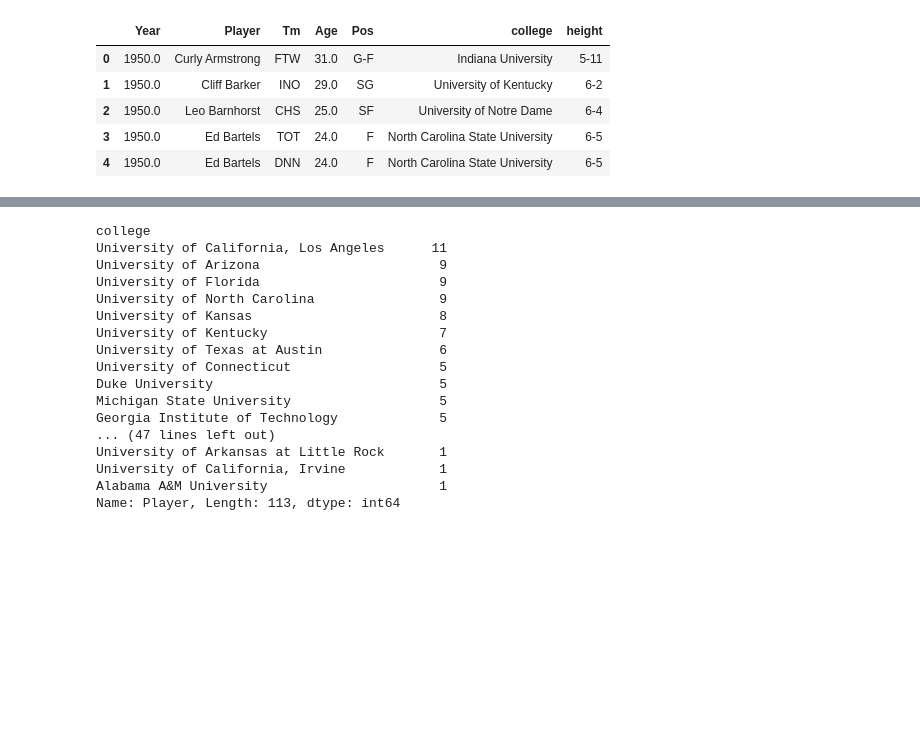
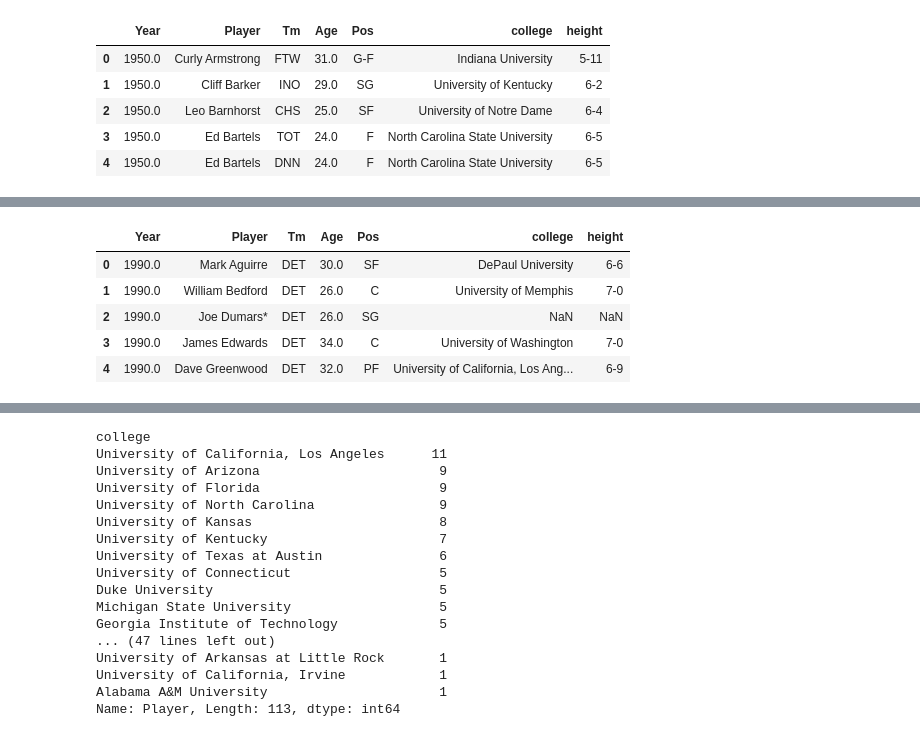
Before and after one commit to khodges10/Project1, a Jupyter notebook: NbaProject.ipynb, the cells around one changed output, grey strips where cells are left out. Drawn from its saved outputs; the diff is of its cells as text; code cells hidden in the pictures; blank space fills up the shorter version.

```diff
--- a/NbaProject.ipynb
+++ b/NbaProject.ipynb
@@ -203,0 +181,9 @@ grouped_height.mean()
+# %%
+combined28.head()
+# %% [output]
+|  | Year | Player | Tm | Age | Pos | college | height |
+| 0 | 1990.0 | Mark Aguirre | DET | 30.0 | SF | DePaul University | 6-6 |
+| 1 | 1990.0 | William Bedford | DET | 26.0 | C | University of Memphis | 7-0 |
+| 2 | 1990.0 | Joe Dumars* | DET | 26.0 | SG | NaN | NaN |
+| 3 | 1990.0 | James Edwards | DET | 34.0 | C | University of Washington | 7-0 |
+| 4 | 1990.0 | Dave Greenwood | DET | 32.0 | PF | University of California, Los Ang... | 6-9 |
```
Also changed, not shown: parts of 6 cells of this notebook, 7 other files.
